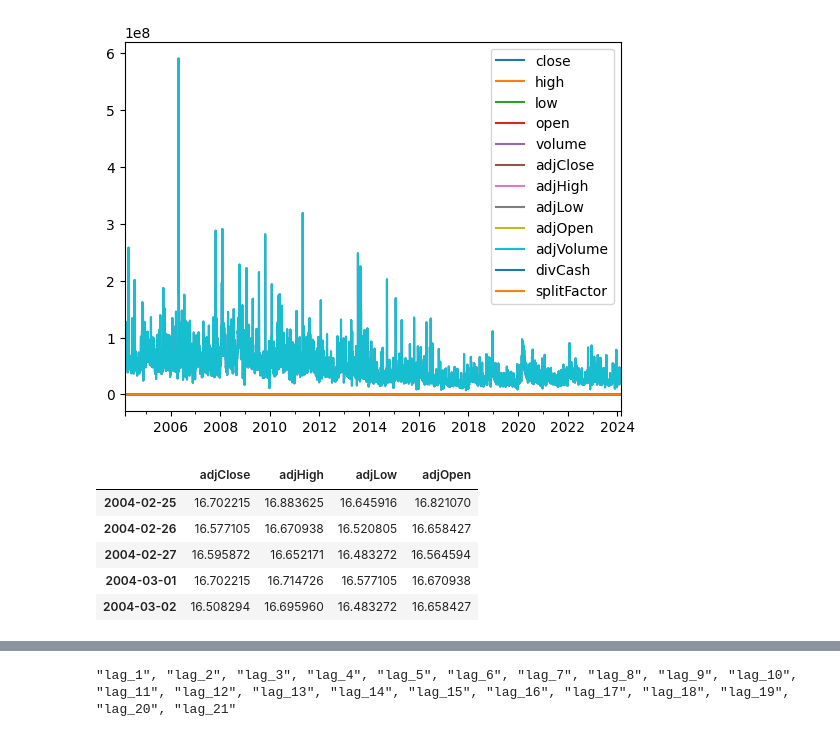
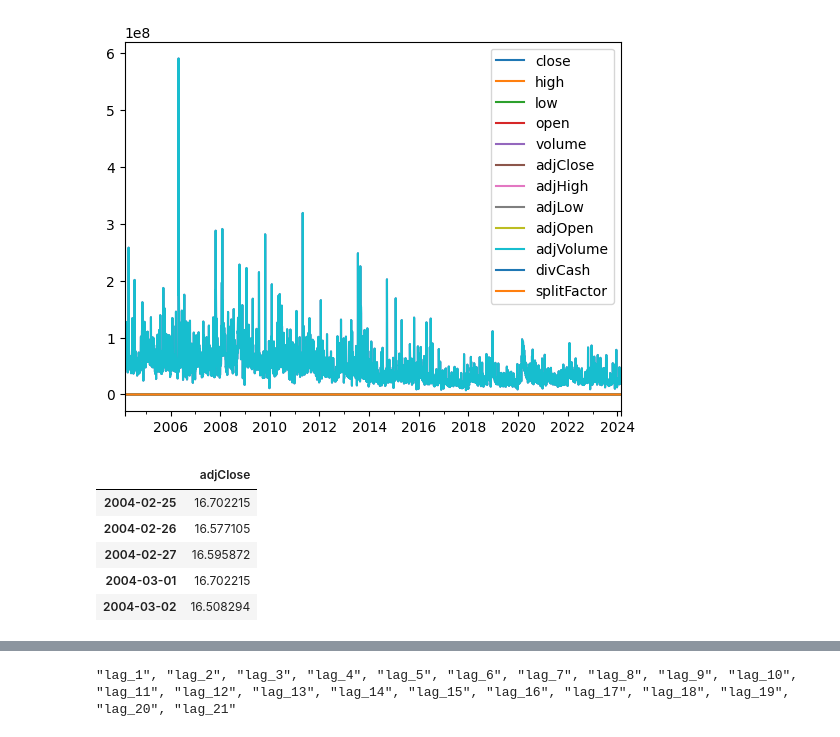
Before and after one commit to jdolinsky/project_4, a Jupyter notebook: test3DatesandLags.ipynb, the cells around one changed output, grey strips where cells are left out. Cells and saved outputs as stored; diff of their text form; code cells hidden in the pictures.

```diff
--- a/test3DatesandLags.ipynb
+++ b/test3DatesandLags.ipynb
@@ -92,15 +92,15 @@ plt.show()
 [figure]
 # %%
 df.drop(['volume','close','high','low','open','adjVolume','divCash'],axis=1,inplace=True)
-df = df[['adjClose','adjHigh','adjLow','adjOpen']]
+df = df[['adjClose']]
 df.head()
 # %% [output]
-|  | adjClose | adjHigh | adjLow | adjOpen |
-| 2004-02-25 | 16.702215 | 16.883625 | 16.645916 | 16.821070 |
-| 2004-02-26 | 16.577105 | 16.670938 | 16.520805 | 16.658427 |
-| 2004-02-27 | 16.595872 | 16.652171 | 16.483272 | 16.564594 |
-| 2004-03-01 | 16.702215 | 16.714726 | 16.577105 | 16.670938 |
-| 2004-03-02 | 16.508294 | 16.695960 | 16.483272 | 16.658427 |
+|  | adjClose |
+| 2004-02-25 | 16.702215 |
+| 2004-02-26 | 16.577105 |
+| 2004-02-27 | 16.595872 |
+| 2004-03-01 | 16.702215 |
+| 2004-03-02 | 16.508294 |
 # %%
 for i in range(1, 22):  # Assuming you want to use the first 15 points to predict the next one
     df[f'lag_{i}'] = df['adjClose'].shift(i)
```
Also changed, not shown: parts of 5 cells of this notebook, 3 other files.
